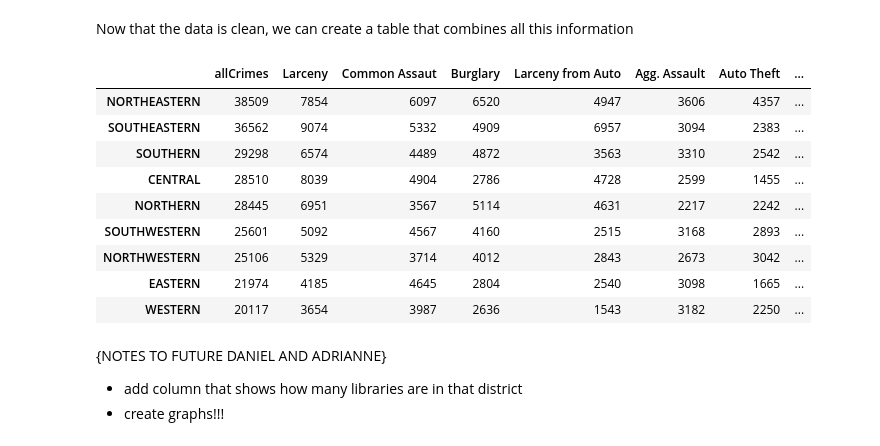
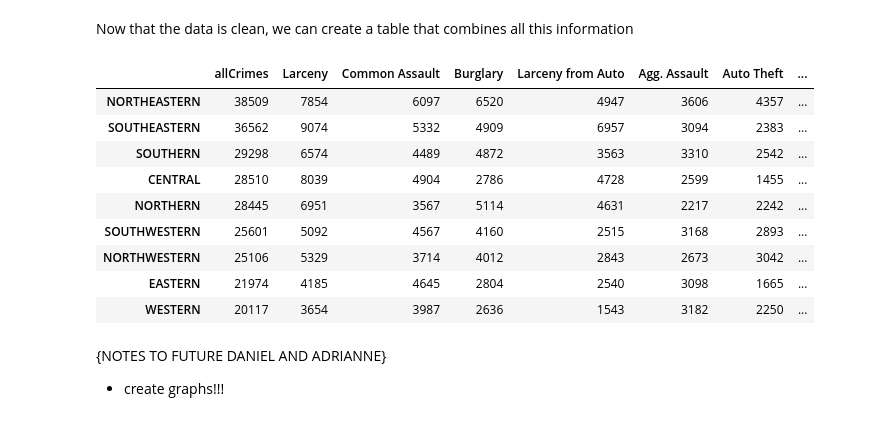
Before and after one commit to adriyens/CMSC-491-Project, a Jupyter notebook: CMSC491_project.ipynb, the cells around one changed output. Drawn from its saved outputs; the diff is of its cells as text; code cells hidden in the pictures.

```diff
--- a/CMSC491_project.ipynb
+++ b/CMSC491_project.ipynb
@@ -185,35 +186,35 @@ make_col(arDist, arMap)
 
 # adding columns to dataframe
 allCrimes['Larceny'] = larcDist
-allCrimes['Common Assaut'] = cassDist
+allCrimes['Common Assault'] = cassDist
 allCrimes['Burglary'] = burgDist
 allCrimes['Larceny from Auto'] = alarcDist
 allCrimes['Agg. Assault'] = aaggDist
 allCrimes['Auto Theft'] = athftDist
 allCrimes['Robbery - Street'] = srobDist
 allCrimes['Robbery - Commercial'] = crobDist
 allCrimes['Shooting'] = shtDist
 allCrimes['Robbery - Residence'] = rrobDist
 allCrimes['Robbery - Carjacking'] = carobDist
 allCrimes['Rape'] = rpDist
 allCrimes['Homicide'] = hoDist
 allCrimes['Arson'] = arDist
 
 # adding library count as a column
 libDist = []
 i = 0
 for libs in dictLib:
     libDist.append(dictLib.get(allCrimes.index[i]))
     i+=1
 
 # need to manually add 0 to represent number of libraries in western
 # so that array length matches allCrimes index length
 libDist.append(0)
 
 allCrimes['Library Count'] = libDist
 allCrimes
 # %% [output]
-|  | allCrimes | Larceny | Common Assaut | Burglary | Larceny from Auto | Agg. Assault | Auto Theft | ... |
+|  | allCrimes | Larceny | Common Assault | Burglary | Larceny from Auto | Agg. Assault | Auto Theft | ... |
 | NORTHEASTERN | 38509 | 7854 | 6097 | 6520 | 4947 | 3606 | 4357 | ... |
 | SOUTHEASTERN | 36562 | 9074 | 5332 | 4909 | 6957 | 3094 | 2383 | ... |
 | SOUTHERN | 29298 | 6574 | 4489 | 4872 | 3563 | 3310 | 2542 | ... |
@@ -225,5 +226,4 @@ allCrimes
 | WESTERN | 20117 | 3654 | 3987 | 2636 | 1543 | 3182 | 2250 | ... |
 # %% [markdown]
 {NOTES TO FUTURE DANIEL AND ADRIANNE}
-- add column that shows how many libraries are in that district
 - create graphs!!!
```
Also changed, not shown: parts of 5 cells of this notebook, 1 other file.
